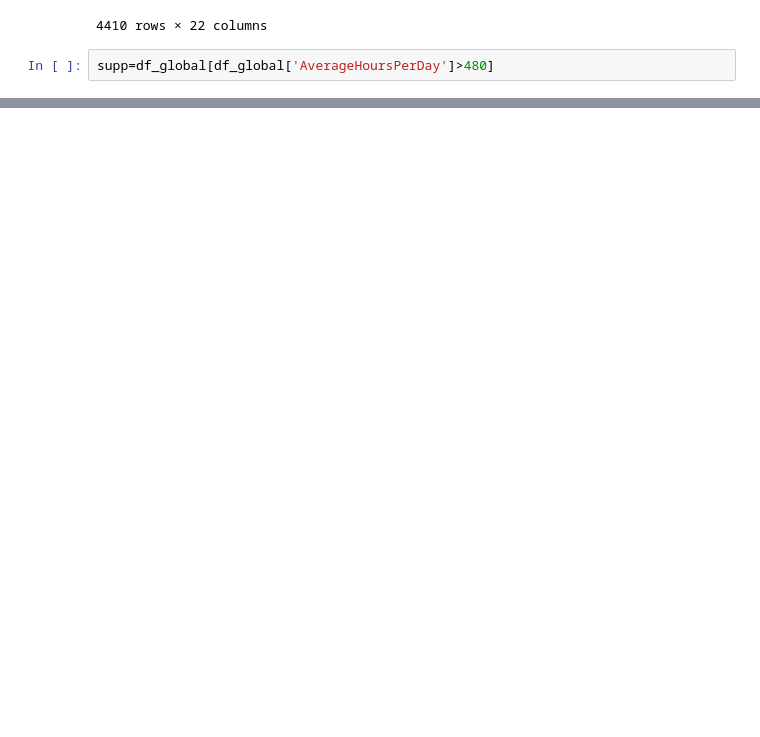
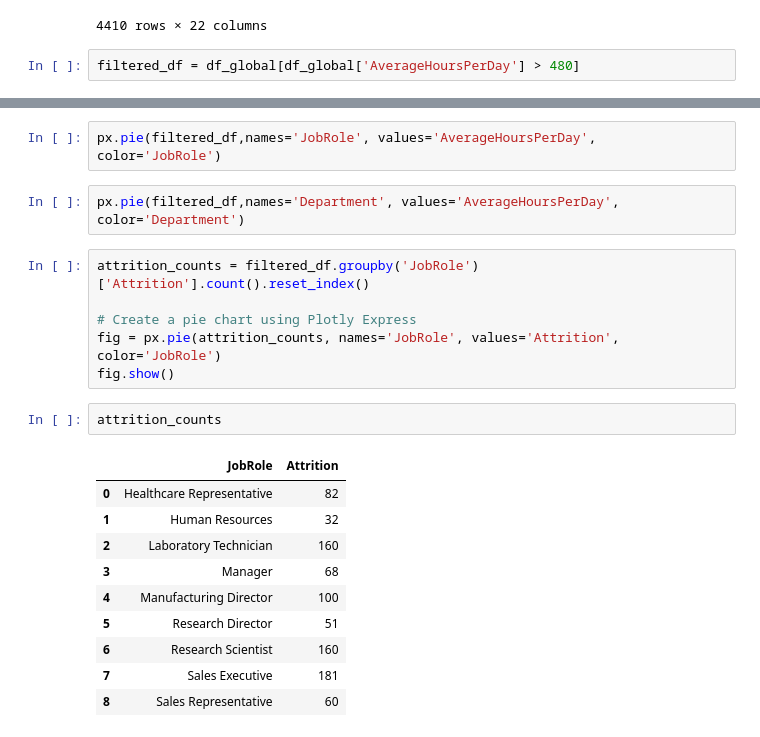
Before and after one commit to Veyesd/rh-analysis, a Jupyter notebook: rh_analysis.ipynb, the cells around one changed output, grey strips where cells are left out. Drawn from its saved outputs; the diff is of its cells as text; blank space fills up the shorter version.

```diff
--- a/rh_analysis.ipynb
+++ b/rh_analysis.ipynb
@@ -607,4 +607,4 @@ df_global
 | 4409 | 40 | No | Travel_Rarely | Research & Development | 28 | 3 | Medical | ... |
 4410 rows × 22 columns
 # %%
-supp=df_global[df_global['AverageHoursPerDay']>480]
+filtered_df = df_global[df_global['AverageHoursPerDay'] > 480]
@@ -626,0 +611,23 @@ supp
+# %%
+px.pie(filtered_df,names='JobRole', values='AverageHoursPerDay', color='JobRole')
+# %%
+px.pie(filtered_df,names='Department', values='AverageHoursPerDay', color='Department')
+# %%
+attrition_counts = filtered_df.groupby('JobRole')['Attrition'].count().reset_index()
+
+# Create a pie chart using Plotly Express
+fig = px.pie(attrition_counts, names='JobRole', values='Attrition', color='JobRole')
+fig.show()
+# %%
+attrition_counts
+# %% [output]
+|  | JobRole | Attrition |
+| 0 | Healthcare Representative | 82 |
+| 1 | Human Resources | 32 |
+| 2 | Laboratory Technician | 160 |
+| 3 | Manager | 68 |
+| 4 | Manufacturing Director | 100 |
+| 5 | Research Director | 51 |
+| 6 | Research Scientist | 160 |
+| 7 | Sales Executive | 181 |
+| 8 | Sales Representative | 60 |
```
Also changed, not shown: parts of 11 cells of this notebook, 1 other file.
